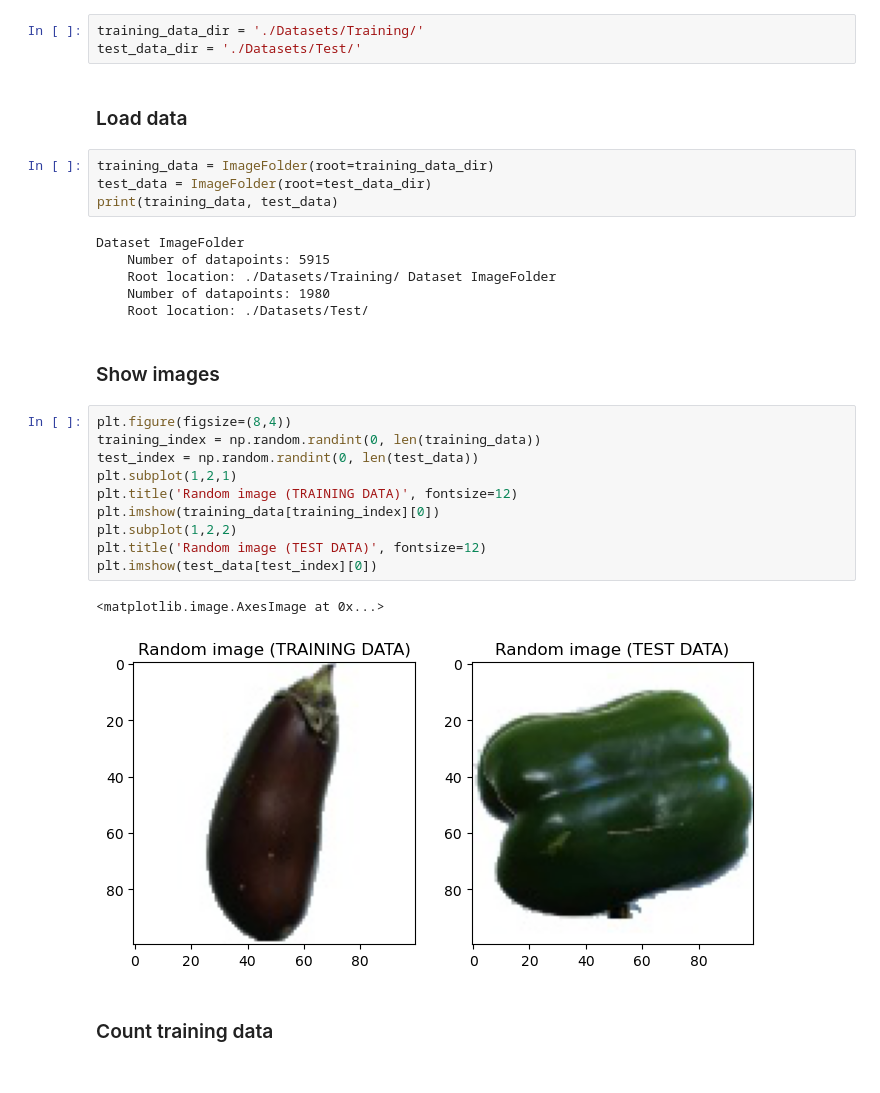
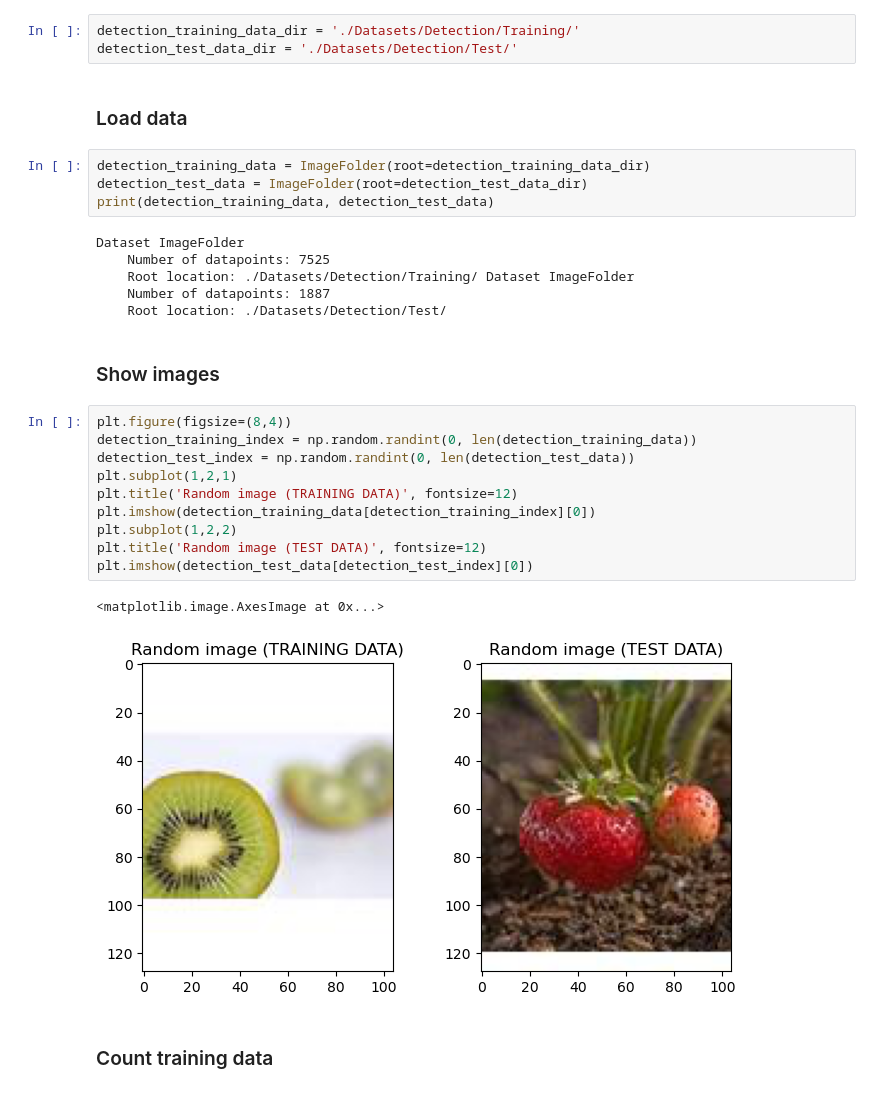
Before and after one commit to ASASauqui/Food-calorie-estimate, a Jupyter notebook: model_creation.ipynb, the cells around one changed output. Drawn from its saved outputs; the diff is of its cells as text.

Commit message:
Dataset creation and new data visualization

```diff
--- a/model_creation.ipynb
+++ b/model_creation.ipynb
@@ -17,35 +17,35 @@ from torchvision.datasets import ImageFolder
 # %% [markdown]
 ### Paths
 # %%
-training_data_dir = './Datasets/Training/'
-test_data_dir = './Datasets/Test/'
+detection_training_data_dir = './Datasets/Detection/Training/'
+detection_test_data_dir = './Datasets/Detection/Test/'
 # %% [markdown]
 ### Load data
 # %%
-training_data = ImageFolder(root=training_data_dir)
-test_data = ImageFolder(root=test_data_dir)
-print(training_data, test_data)
+detection_training_data = ImageFolder(root=detection_training_data_dir)
+detection_test_data = ImageFolder(root=detection_test_data_dir)
+print(detection_training_data, detection_test_data)
 # %% [output]
 Dataset ImageFolder
-    Number of datapoints: 5915
-    Root location: ./Datasets/Training/ Dataset ImageFolder
-    Number of datapoints: 1980
-    Root location: ./Datasets/Test/
+    Number of datapoints: 7525
+    Root location: ./Datasets/Detection/Training/ Dataset ImageFolder
+    Number of datapoints: 1887
+    Root location: ./Datasets/Detection/Test/
 # %% [markdown]
 ### Show images
 # %%
 plt.figure(figsize=(8,4))
-training_index = np.random.randint(0, len(training_data))
-test_index = np.random.randint(0, len(test_data))
+detection_training_index = np.random.randint(0, len(detection_training_data))
+detection_test_index = np.random.randint(0, len(detection_test_data))
 plt.subplot(1,2,1)
 plt.title('Random image (TRAINING DATA)', fontsize=12)
-plt.imshow(training_data[training_index][0])
+plt.imshow(detection_training_data[detection_training_index][0])
 plt.subplot(1,2,2)
 plt.title('Random image (TEST DATA)', fontsize=12)
-plt.imshow(test_data[test_index][0])
+plt.imshow(detection_test_data[detection_test_index][0])
 # %% [output]
 <matplotlib.image.AxesImage at 0x...>
-[figure, old version]
+[figure, new version]
 # %% [markdown]
 ### Count training data
 # %%
```
Also changed, not shown: parts of 17 cells of this notebook, 1 other file.
